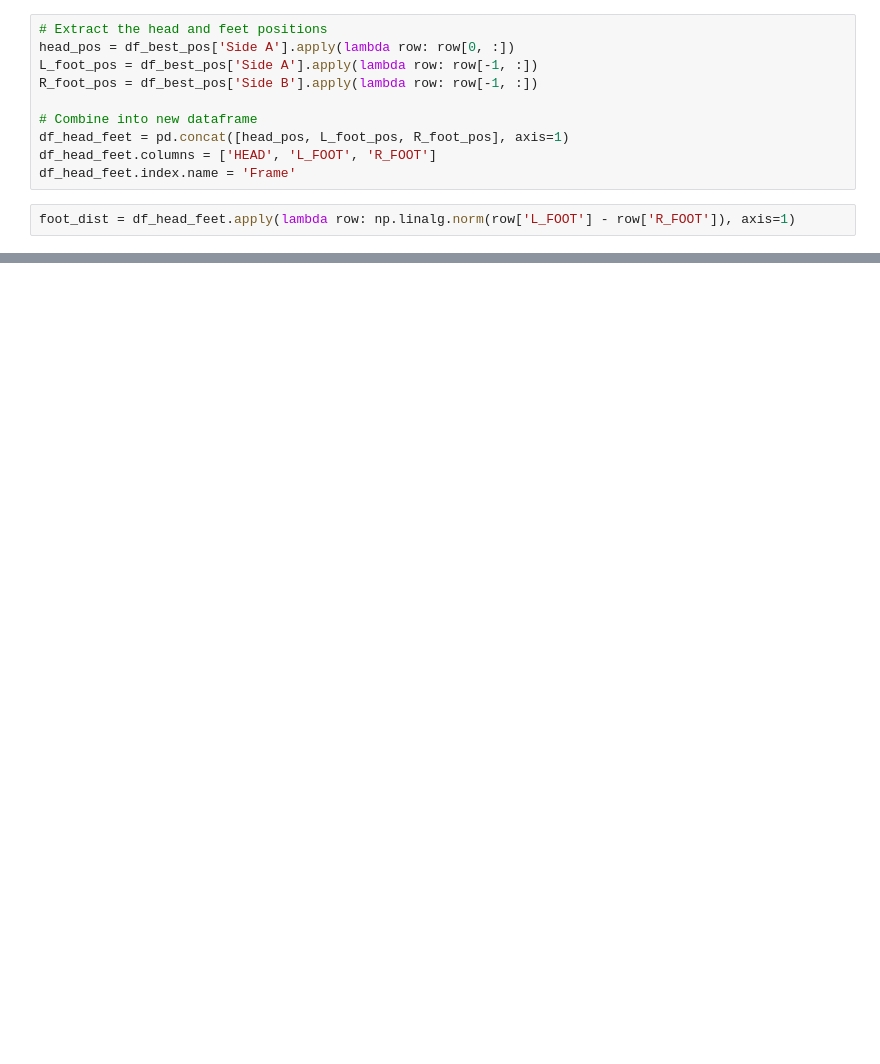
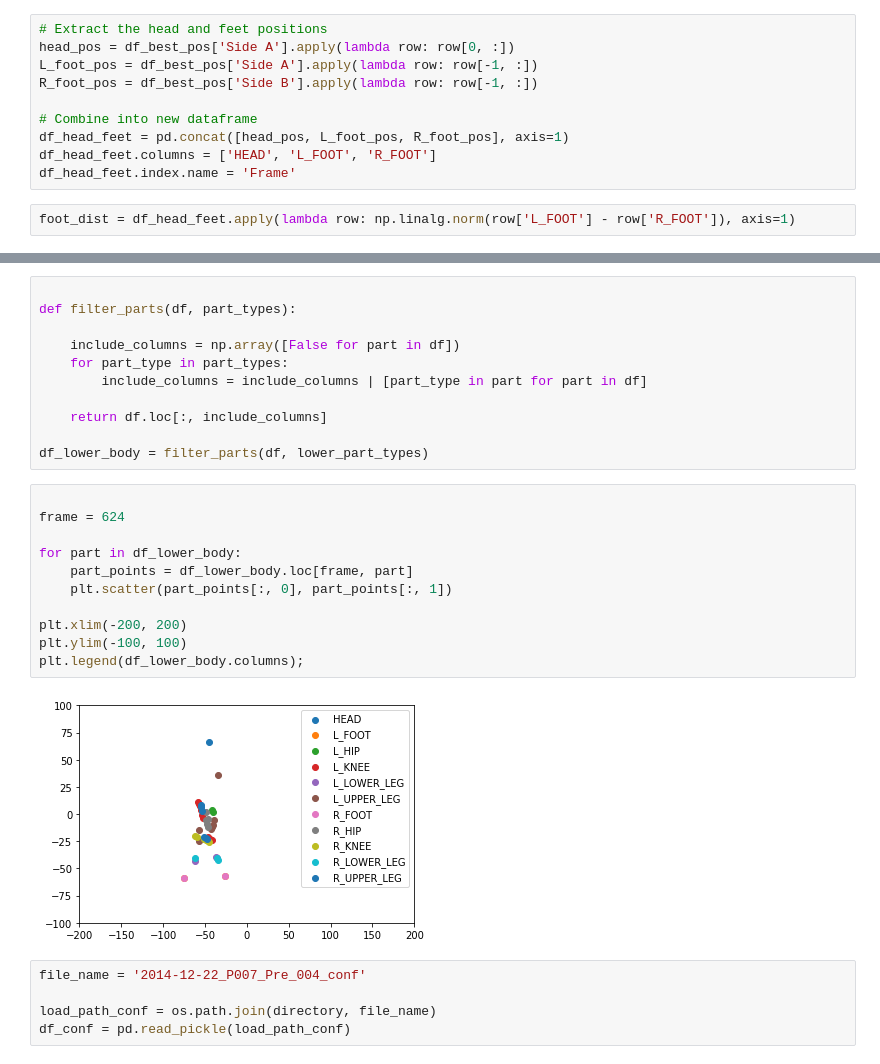
Before and after one commit to ajhynes7/side-view-depth-gait, a Jupyter notebook: Notebooks/select_best_pos.ipynb, the cells around one changed output, grey strips where cells are left out. Drawn from its saved outputs; the diff is of its cells as text; blank space fills up the shorter version.

```diff
--- a/Notebooks/select_best_pos.ipynb
+++ b/Notebooks/select_best_pos.ipynb
@@ -61,0 +71,29 @@ plt.show()
+# %%
+
+def filter_parts(df, part_types):
+
+    include_columns = np.array([False for part in df])
+    for part_type in part_types:
+        include_columns = include_columns | [part_type in part for part in df]
+
+    return df.loc[:, include_columns]
+
+df_lower_body = filter_parts(df, lower_part_types)
+# %%
+
+frame = 624
+
+for part in df_lower_body:
+    part_points = df_lower_body.loc[frame, part]
+    plt.scatter(part_points[:, 0], part_points[:, 1])
+
+plt.xlim(-200, 200)
+plt.ylim(-100, 100)
+plt.legend(df_lower_body.columns);
+# %% [output]
+[figure, added]
+# %%
+file_name = '2014-12-22_P007_Pre_004_conf'
+
+load_path_conf = os.path.join(directory, file_name)
+df_conf = pd.read_pickle(load_path_conf)
```
Also changed, not shown: parts of 6 cells of this notebook, 2 other files.
